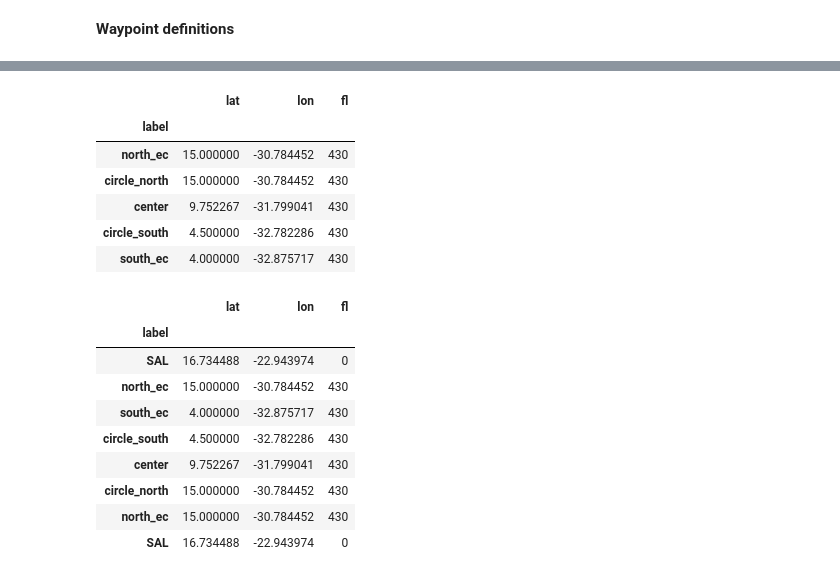
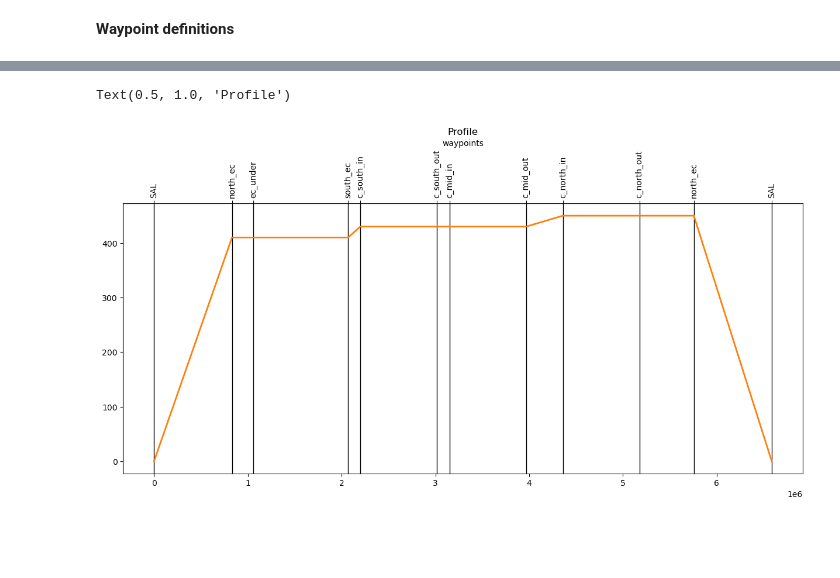
Before and after one commit to orcestra-campaign/flightplanning, a Jupyter notebook: notebooks/pre_flight/FlightPlan_HALO-20240825a.ipynb, the cells around one changed output, grey strips where cells are left out. Saved outputs shown, nothing was run; the diff lists cells and outputs as text; code cells hidden in the pictures; blank space fills up the shorter version.

```diff
--- a/notebooks/pre_flight/FlightPlan_HALO-20240825a.ipynb
+++ b/notebooks/pre_flight/FlightPlan_HALO-20240825a.ipynb
@@ -127,23 +134,0 @@ fp.plot_path(path, ax, color="C1")
-# %%
-pd.DataFrame.from_records(map(asdict, [north_ec, circle_north, circle_center, circle_south, south_ec])).set_index("label")
-# %% [output]
-|  | lat | lon | fl |
-| label |  |  |  |
-| north_ec | 15.000000 | -30.784452 | 430 |
-| circle_north | 15.000000 | -30.784452 | 430 |
-| center | 9.752267 | -31.799041 | 430 |
-| circle_south | 4.500000 | -32.782286 | 430 |
-| south_ec | 4.000000 | -32.875717 | 430 |
-# %%
-pd.DataFrame.from_records(map(asdict, waypoint_centers)).set_index("label")
-# %% [output]
-|  | lat | lon | fl |
-| label |  |  |  |
-| SAL | 16.734488 | -22.943974 | 0 |
-| north_ec | 15.000000 | -30.784452 | 430 |
-| south_ec | 4.000000 | -32.875717 | 430 |
-| circle_south | 4.500000 | -32.782286 | 430 |
-| center | 9.752267 | -31.799041 | 430 |
-| circle_north | 15.000000 | -30.784452 | 430 |
-| north_ec | 15.000000 | -30.784452 | 430 |
-| SAL | 16.734488 | -22.943974 | 0 |
@@ -168,0 +135,6 @@ with open(output_file, "w") as file:
+# %%
+vertical_preview(waypoints)
+plt.title("Profile")
+# %% [output]
+Text(0.5, 1.0, 'Profile')
+[figure, added]
```
Also changed, not shown: parts of 13 cells of this notebook.
